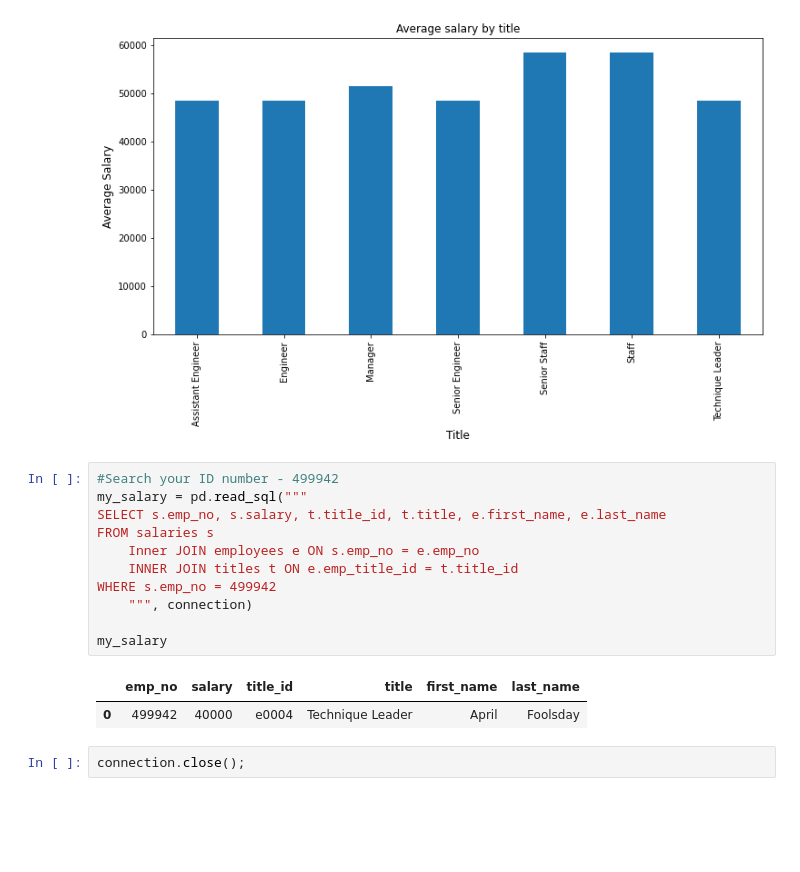
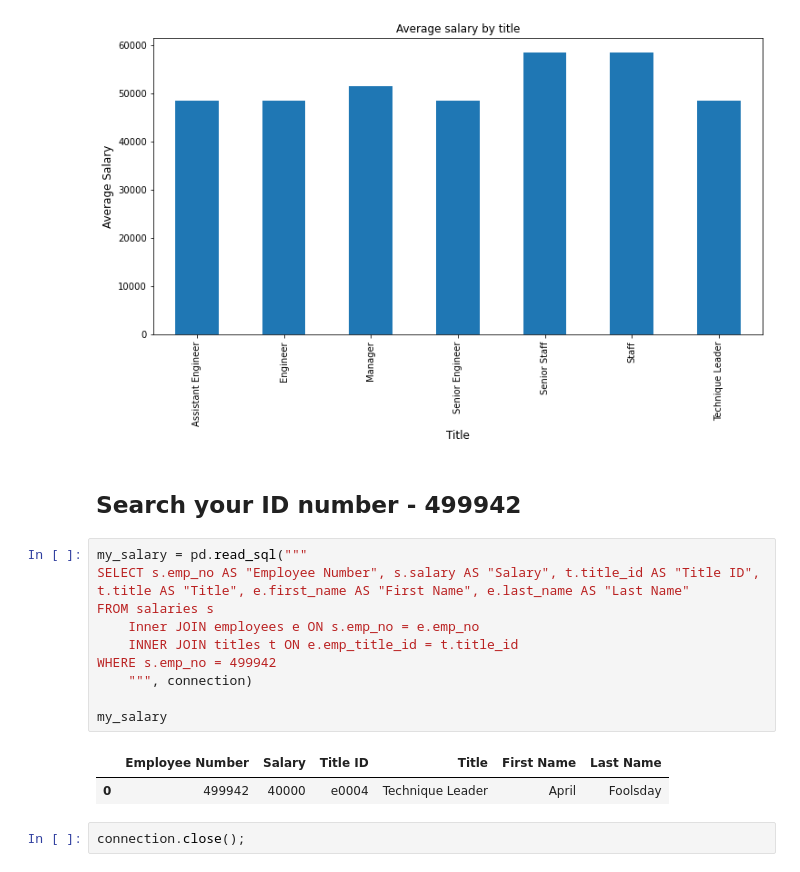
Before and after one commit to jMacProd/SQL-table-schema-and-visualisation, a Jupyter notebook: EmployeeSQL/SQL_Challenge_Bonus.ipynb, the cells around one changed output. Saved outputs shown, nothing was run; the diff lists cells and outputs as text; blank space fills up the shorter version.

```diff
--- a/EmployeeSQL/Untitled.ipynb
+++ b/EmployeeSQL/SQL_Challenge_Bonus.ipynb
@@ -102,19 +156,20 @@ plt.ylabel("Average Salary", fontdict={'fontsize':12})
 # %% [output]
 Text(0, 0.5, 'Average Salary')
 [figure]
+# %% [markdown]
+## Search your ID number - 499942
 # %%
-#Search your ID number - 499942
 my_salary = pd.read_sql("""
-SELECT s.emp_no, s.salary, t.title_id, t.title, e.first_name, e.last_name
+SELECT s.emp_no AS "Employee Number", s.salary AS "Salary", t.title_id AS "Title ID", t.title AS "Title", e.first_name AS "First Name", e.last_name AS "Last Name"
 FROM salaries s
     Inner JOIN employees e ON s.emp_no = e.emp_no
     INNER JOIN titles t ON e.emp_title_id = t.title_id
 WHERE s.emp_no = 499942
     """, connection)
 
 my_salary
 # %% [output]
-|  | emp_no | salary | title_id | title | first_name | last_name |
+|  | Employee Number | Salary | Title ID | Title | First Name | Last Name |
 | 0 | 499942 | 40000 | e0004 | Technique Leader | April | Foolsday |
 # %%
 connection.close();
```
Also changed, not shown: parts of 15 cells of this notebook, 2 other files.
